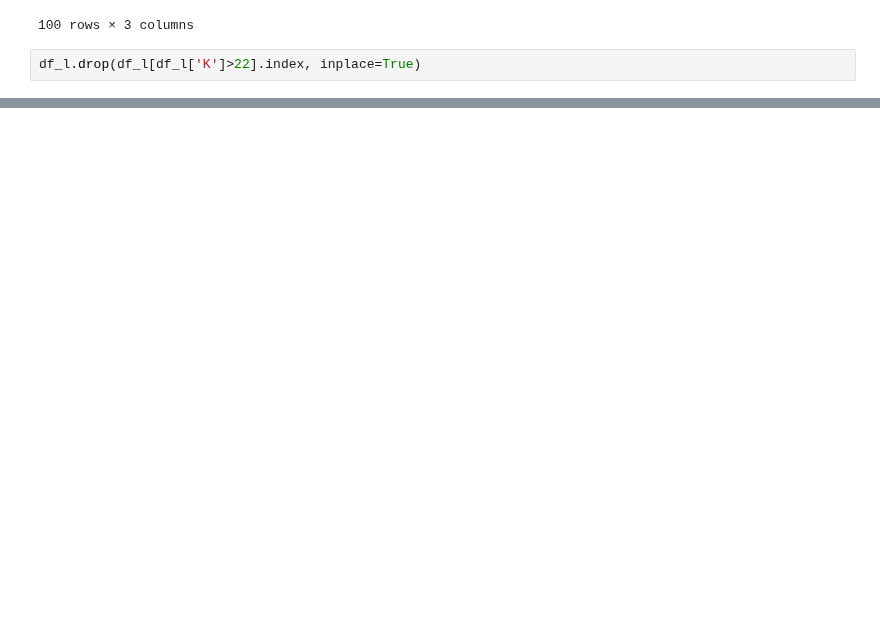
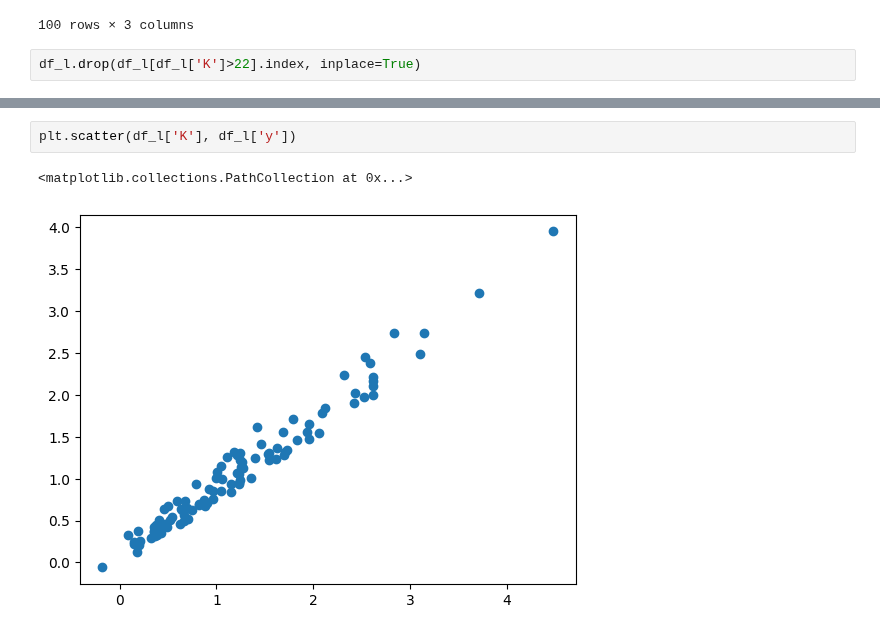
Before and after one commit to it-ces/PUBLIC-AI, a Jupyter notebook: REGRESION/LABS/Introducción_Problem_OLS.ipynb, the cells around one changed output, grey strips where cells are left out. Saved outputs shown, nothing was run; the diff lists cells and outputs as text; blank space fills up the shorter version.

```diff
--- a/REGRESION/LABS/Introducción_Problem_OLS.ipynb
+++ b/REGRESION/LABS/Introducción_Problem_OLS.ipynb
@@ -103,0 +121,5 @@ plt.savefig("production.eps")
+# %%
+plt.scatter(df_l['K'], df_l['y'])
+# %% [output]
+<matplotlib.collections.PathCollection at 0x...>
+[figure, added]
```
Also changed, not shown: parts of 6 cells of this notebook.
